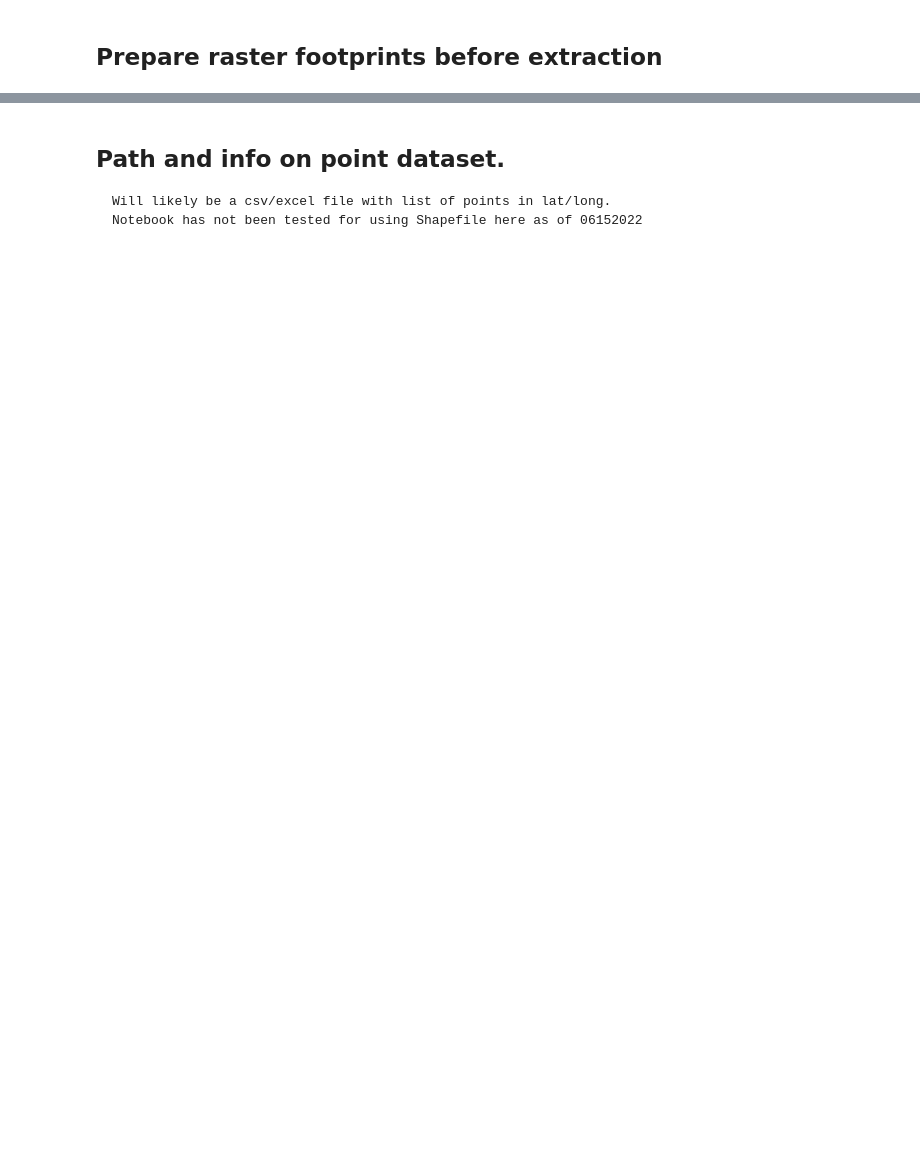
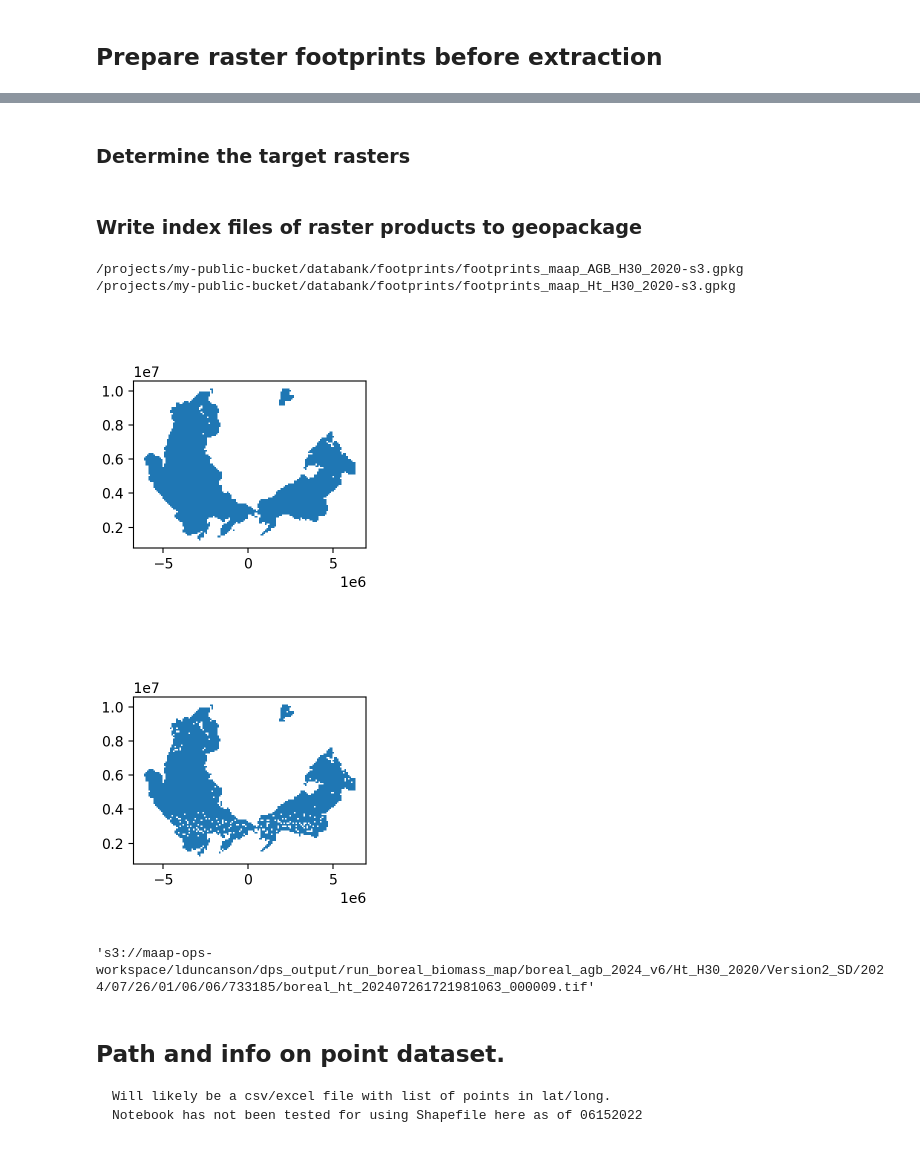
Before and after one commit to pahbs/maap_tools, a Jupyter notebook: notebooks/Extract_TCC_from_points_AWS.ipynb, the cells around one changed output, grey strips where cells are left out. Saved outputs shown, nothing was run; the diff lists cells and outputs as text; code cells hidden in the pictures; blank space fills up the shorter version.

```diff
--- a/notebooks/Extract_TCC_from_points_AWS.ipynb
+++ b/notebooks/Extract_TCC_from_points_AWS.ipynb
@@ -81,0 +81,2 @@ boreal_tiles_agb.plot()
+# %%
+boreal_tiles = gpd.read_file('/projects/shared-buckets/montesano/databank/boreal_tiles_v004.gpkg')
@@ -81,0 +144,28 @@ boreal_tiles_agb.plot()
+# %% [markdown]
+### Determine the target rasters
+# %%
+#LIST_DICTS = [DICT_FOOTPRINT_Htc2020, DICT_FOOTPRINT_AGBc2020v2022, DICT_FOOTPRINT_AGBc2020v2023]
+LIST_DICTS = [DICT_FOOTPRINT_Ht2019,DICT_FOOTPRINT_Ht2020,DICT_FOOTPRINT_AGB2019,DICT_FOOTPRINT_AGB2020,DICT_FOOTPRINT_AGB2021,DICT_FOOTPRINT_AGB2022,DICT_FOOTPRINT_AGB2023]
+LIST_DICTS = [DICT_FOOTPRINT_AGB2020_v2, DICT_FOOTPRINT_Ht2020_v2]
+# %% [markdown]
+### Write index files of raster products to geopackage
+# %%
+for DICT_FOOTPRINT_PRODUCT in LIST_DICTS:
+
+    footprint_fn = f"/projects/my-public-bucket/databank/footprints/footprints_maap_{DICT_FOOTPRINT_PRODUCT['PRODUCT_NAME']}-s3.gpkg"
+
+    product_tindex = pd.read_csv(DICT_FOOTPRINT_PRODUCT['TINDEX_MASTER_FN'])
+    boreal_tiles_product = pd.merge(boreal_tiles, product_tindex, on=['tile_num'], how='inner')
+    boreal_tiles_product.to_file(footprint_fn, drvier='GPKG')
+
+    print(footprint_fn)
+    boreal_tiles_product.plot(figsize=(3,3))
+# %% [output]
+/projects/my-public-bucket/databank/footprints/footprints_maap_AGB_H30_2020-s3.gpkg
+/projects/my-public-bucket/databank/footprints/footprints_maap_Ht_H30_2020-s3.gpkg
+[figure, added]
+[figure, added]
+# %%
+boreal_tiles_product.s3_path.to_list()[1]
+# %% [output]
+'s3://maap-ops-workspace/lduncanson/dps_output/run_boreal_biomass_map/boreal_agb_2024_v6/Ht_H30_2020/Version2_SD/2024/07/26/01/06/06/733185/boreal_ht_202407261721981063_000009.tif'
```
Also changed, not shown: parts of 92 cells of this notebook, 6 other files.
